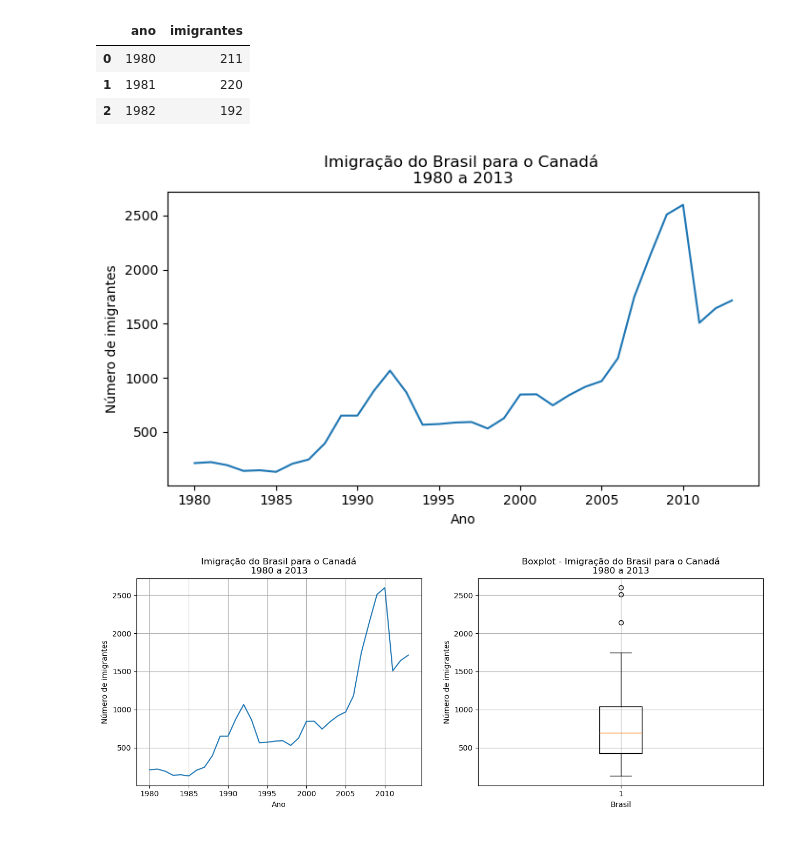
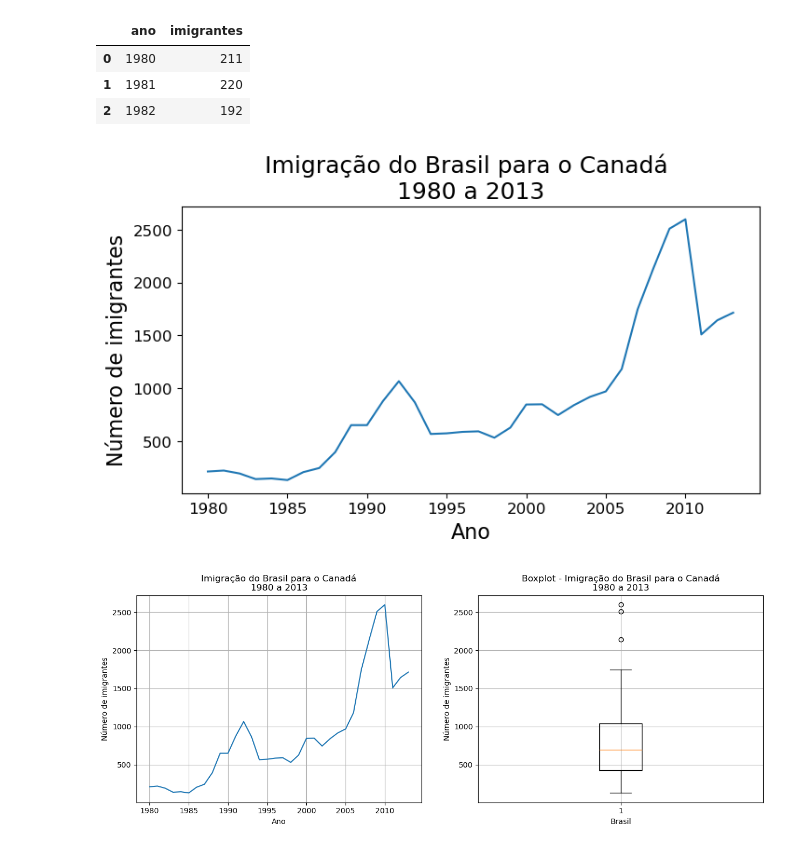
Before and after one commit to emersonsantosgithub/Caderno_Visualiza-o, a Jupyter notebook: caderno_visualizacao.ipynb, the cells around one changed output. Saved outputs shown, nothing was run; the diff lists cells and outputs as text; code cells hidden in the pictures.

```diff
--- a/caderno_visualizacao.ipynb
+++ b/caderno_visualizacao.ipynb
@@ -50,18 +50,20 @@ dados_brasil.head(3)
 # %%
 """Estamos criando  uma figura (fig) e um eixo (ax) usando plt.subplots().
 Em seguida, o gráfico de linha é traçado com ax.plot(), e os rótulos dos eixos e o título
 são adicionados com set_xlabel(), set_ylabel() e set_title(). Por fim, o gráfico é exibido com plt.show()."""
 
 
 fig, ax = plt.subplots(figsize=(8, 4))  # Criando a figura (fig) e o eixo (ax) com tamanho definido
 ax.plot(dados_brasil['ano'], dados_brasil['imigrantes'])  # Plotando os dados: anos no eixo X e número de imigrantes no eixo Y
-ax.set_title("Imigração do Brasil para o Canadá \n1980 a 2013")  # Adicionando título com quebra de linha (\n) para subtítulo
+ax.set_title("Imigração do Brasil para o Canadá \n1980 a 2013",fontsize=18)  # Adicionando título com quebra de linha (\n) para subtítulo
 ax.xaxis.set_major_locator(plt.MultipleLocator(5))  # Definindo intervalo de 5 anos no eixo X
-ax.set_xlabel("Ano")  # Adicionando rótulo ao eixo X
-ax.set_ylabel("Número de imigrantes")  # Adicionando rótulo ao eixo Y
+ax.set_xlabel("Ano",fontsize=16)  # Adicionando rótulo ao eixo X
+ax.set_ylabel("Número de imigrantes",fontsize=16)  # Adicionando rótulo ao eixo Y
+ax.xaxis.set_tick_params(labelsize=12)
+ax.yaxis.set_tick_params(labelsize=12)  # Rotacionando os rótulos do eixo X em 45 graus para melhor legibilidade
 plt.show()  # Exibindo o gráfico
 # %% [output]
-[figure, old version]
+[figure, new version]
 # %%
 """Criando duas visualizações (um gráfico de linha e um boxplot) usando a função subplots com axes."""
 
```
Also changed, not shown: parts of 1 cell of this notebook.
